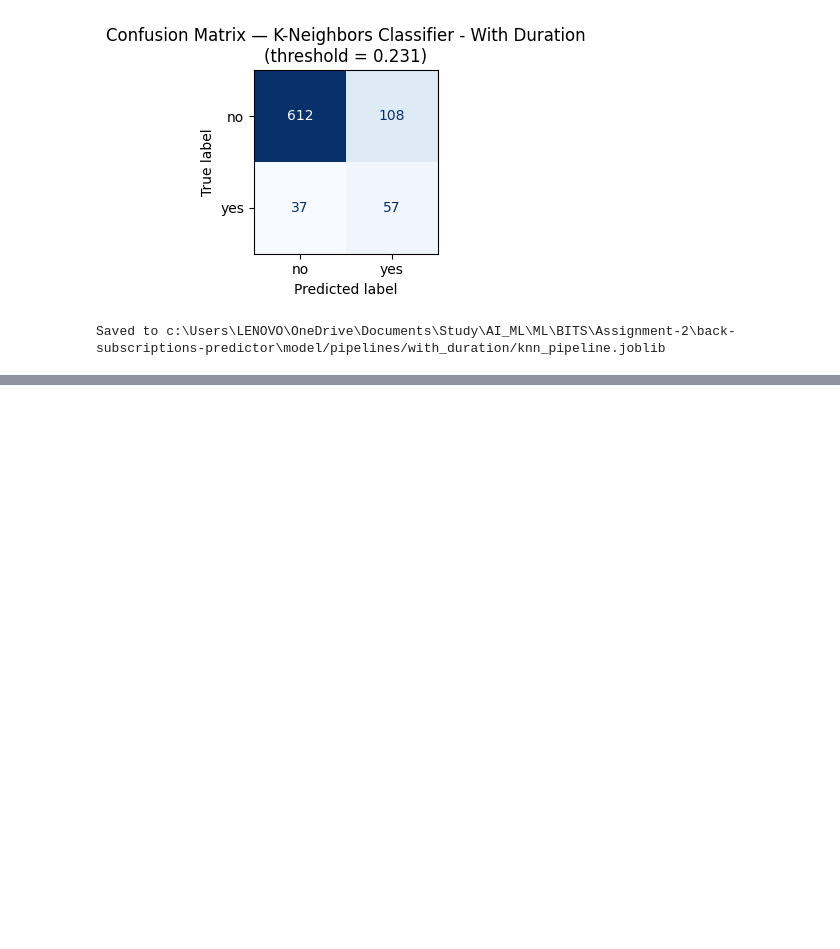
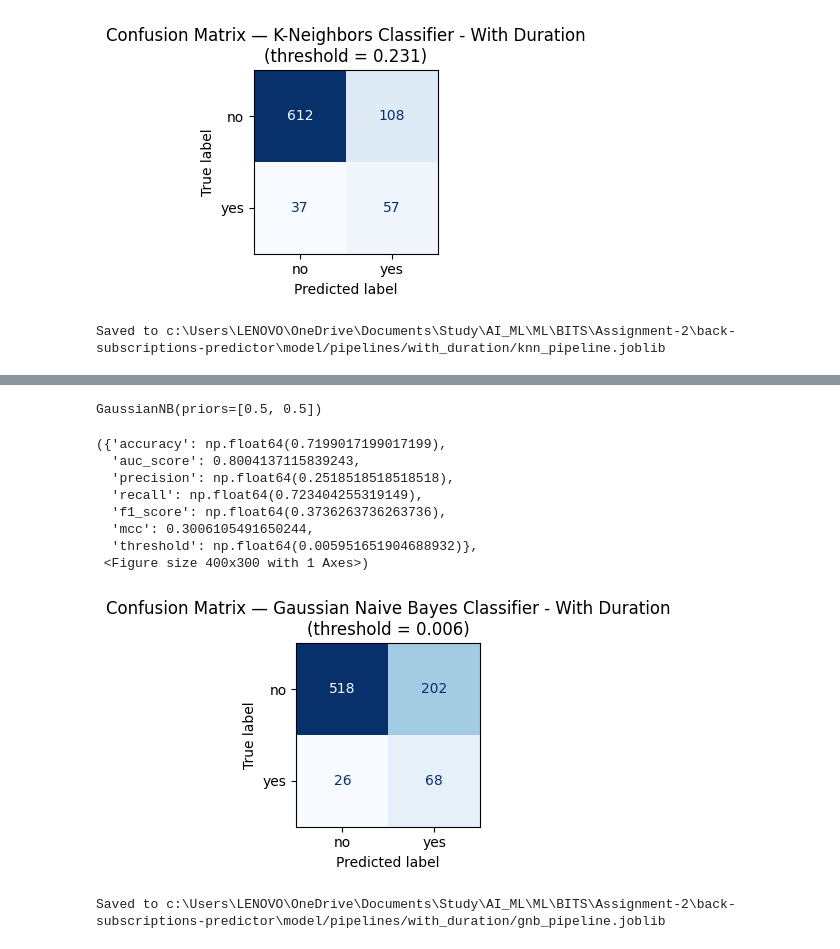
Before and after one commit to dustycoder-sayan/bank-subscriptions-predictor, a Jupyter notebook: model/bank_subscription_classifiers.ipynb, the cells around one changed output, grey strips where cells are left out. Drawn from its saved outputs; the diff is of its cells as text; code cells hidden in the pictures; blank space fills up the shorter version.

```diff
--- a/model/bank_subscription_classifiers.ipynb
+++ b/model/bank_subscription_classifiers.ipynb
@@ -842,0 +917,68 @@ Saved to c:\Users\LENOVO\OneDrive\Documents\Study\AI_ML\ML\BITS\Assignment-2\bac
+# %%
+gnb_with_duration = GaussianNB(priors=[0.5, 0.5])
+# %%
+gnb_classifier_with_duration, gnb_scaler_with_duration = build_model(
+    gnb_with_duration,
+    X_train_with_duration,
+    y_train,
+    requires_scaling=True
+)
+
+# Select a classification threshold using ONLY training data (via out-of-fold
+# CV probabilities), so the test set stays untouched until final evaluation.
+gnb_threshold_with_duration = find_best_threshold_cv(
+    gnb_with_duration,
+    X_train_with_duration,
+    y_train,
+    requires_scaling=True
+)
+
+gnb_classifier_with_duration
+# %% [output]
+GaussianNB(priors=[0.5, 0.5])
+# %%
+# Scaling X_test with obtained scaler from the build process
+gnb_X_test_with_duration_scaled = gnb_scaler_with_duration.transform(X_test_with_duration)
+
+# Getting y_scores; y_pred is now derived inside get_evaluation_metrics using
+# the training-side tuned threshold rather than sklearn's hardcoded 0.5 default.
+gnb_y_score_with_duration = gnb_classifier_with_duration.predict_proba(gnb_X_test_with_duration_scaled)[:, -1]
+# %%
+# Evaluation of Metrics
+gnb_evaluation_metrics_with_duration = get_evaluation_metrics(
+    "Gaussian Naive Bayes Classifier - With Duration",
+    y_test,
+    gnb_y_score_with_duration,
+    threshold=gnb_threshold_with_duration
+)
+gnb_evaluation_metrics_with_duration[0], gnb_evaluation_metrics_with_duration[2]
+# %% [output]
+({'accuracy': np.float64(0.7199017199017199),
+  'auc_score': 0.8004137115839243,
+  'precision': np.float64(0.2518518518518518),
+  'recall': np.float64(0.723404255319149),
+  'f1_score': np.float64(0.3736263736263736),
+  'mcc': 0.3006105491650244,
+  'threshold': np.float64(0.005951651904688932)},
+ <Figure size 400x300 with 1 Axes>)
+[figure, added]
+# %%
+# End-to-end deployable pipeline: raw input -> prediction.
+X_train_raw_with_duration = df_raw.loc[X_train_with_duration.index].drop(columns=["y"], errors="ignore")
+
+gnb_pipeline_with_duration = build_deployable_pipeline(
+    scaler=gnb_scaler_with_duration,
+    classifier=gnb_classifier_with_duration,
+    with_duration=True,
+)
+gnb_pipeline_with_duration.fit(X_train_raw_with_duration, y_train)
+
+saved_loc = save_deployable_model(
+    pipeline=gnb_pipeline_with_duration,
+    threshold=gnb_threshold_with_duration,
+    model_name="gnb",
+    with_duration=True
+)
+print(f"Saved to {saved_loc}")
+# %% [output]
+Saved to c:\Users\LENOVO\OneDrive\Documents\Study\AI_ML\ML\BITS\Assignment-2\back-subscriptions-predictor\model/pipelines/with_duration/gnb_pipeline.joblib
```
Also changed, not shown: parts of 8 cells of this notebook, 2 other files.
